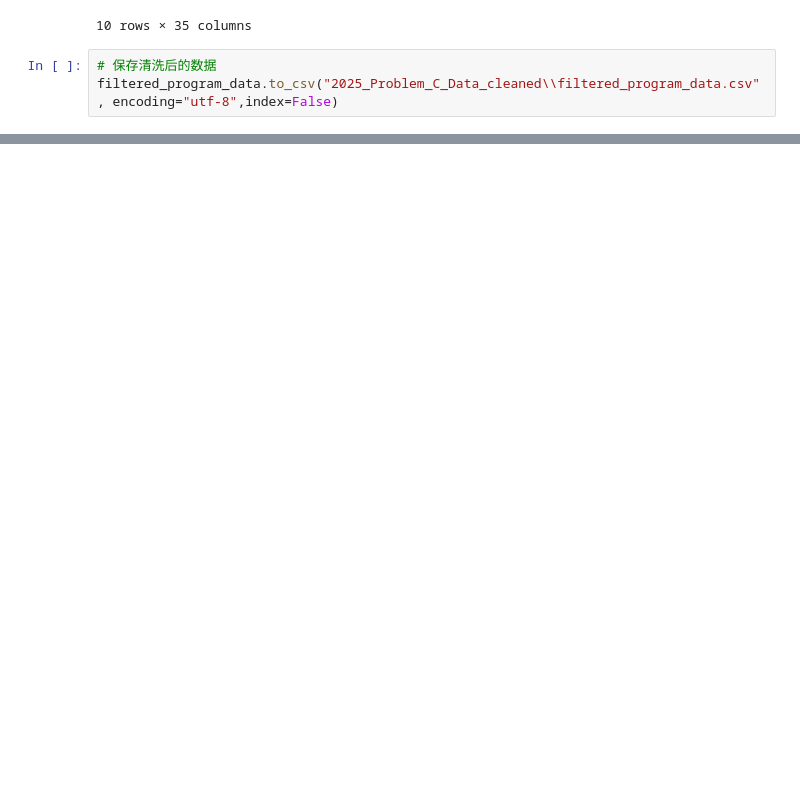
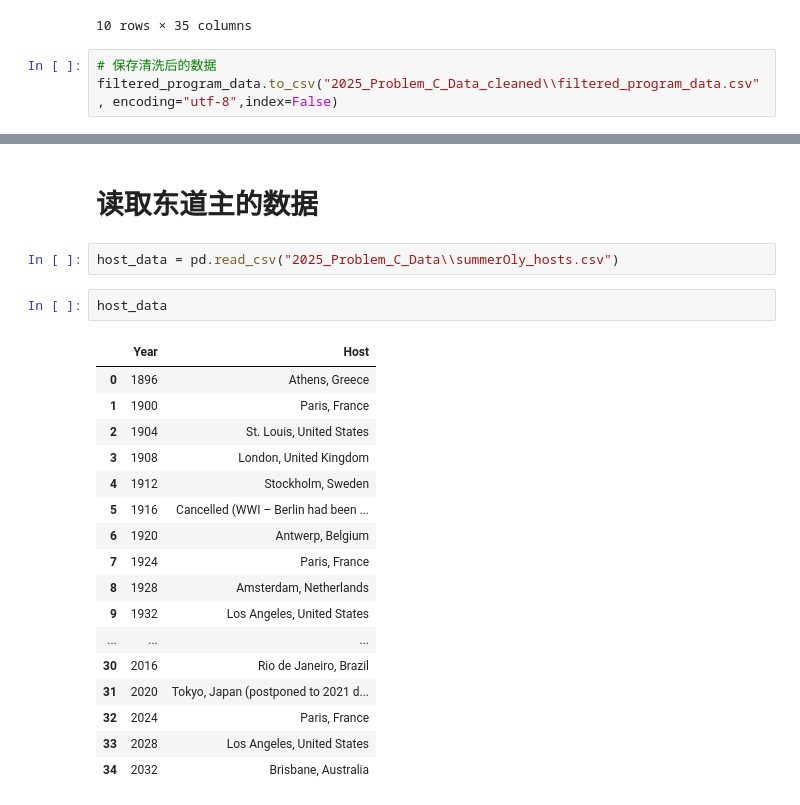
Before and after one commit to TietiTage/mei_sai_, a Jupyter notebook: 美赛.ipynb, the cells around one changed output, grey strips where cells are left out. Saved outputs shown, nothing was run; the diff lists cells and outputs as text; blank space fills up the shorter version.

```diff
--- a/美赛.ipynb
+++ b/美赛.ipynb
@@ -524,0 +420,24 @@ GradientBoostingRegressor does not accept missing values encoded as NaN natively
+# %% [markdown]
+# 读取东道主的数据
+# %%
+host_data = pd.read_csv("2025_Problem_C_Data\\summerOly_hosts.csv")
+# %%
+host_data
+# %% [output]
+|  | Year | Host |
+| 0 | 1896 | Athens, Greece |
+| 1 | 1900 | Paris, France |
+| 2 | 1904 | St. Louis, United States |
+| 3 | 1908 | London, United Kingdom |
+| 4 | 1912 | Stockholm, Sweden |
+| 5 | 1916 | Cancelled (WWI – Berlin had been ... |
+| 6 | 1920 | Antwerp, Belgium |
+| 7 | 1924 | Paris, France |
+| 8 | 1928 | Amsterdam, Netherlands |
+| 9 | 1932 | Los Angeles, United States |
+| ... | ... | ... |
+| 30 | 2016 | Rio de Janeiro, Brazil |
+| 31 | 2020 | Tokyo, Japan (postponed to 2021 d... |
+| 32 | 2024 | Paris, France |
+| 33 | 2028 | Los Angeles, United States |
+| 34 | 2032 | Brisbane, Australia |
```
Also changed, not shown: parts of 19 cells of this notebook, 1 other file.
